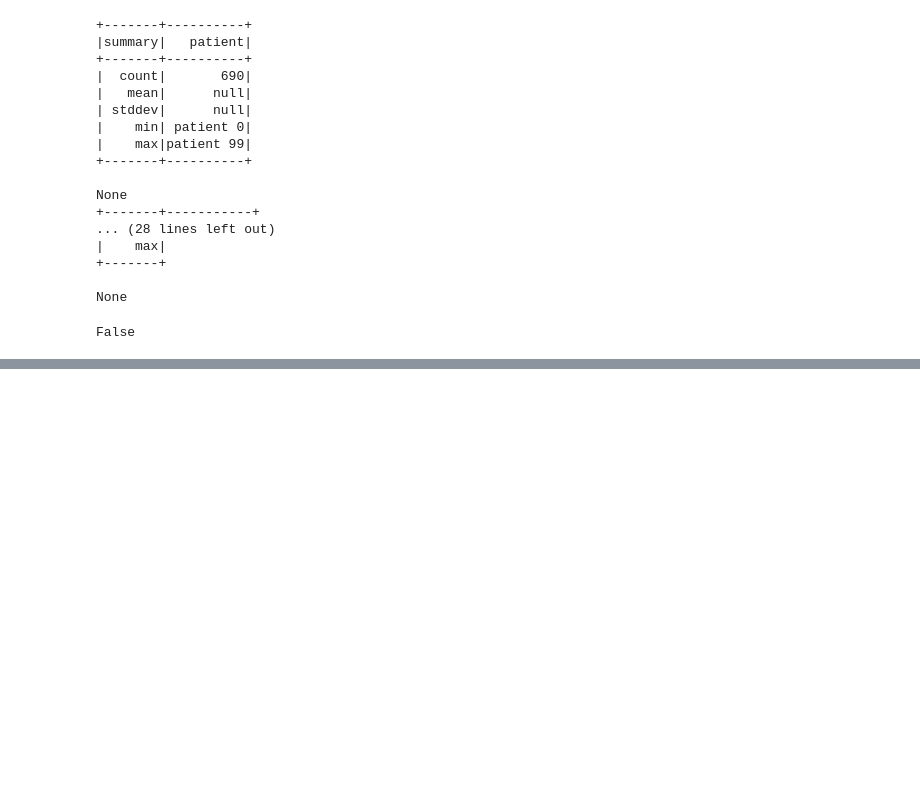
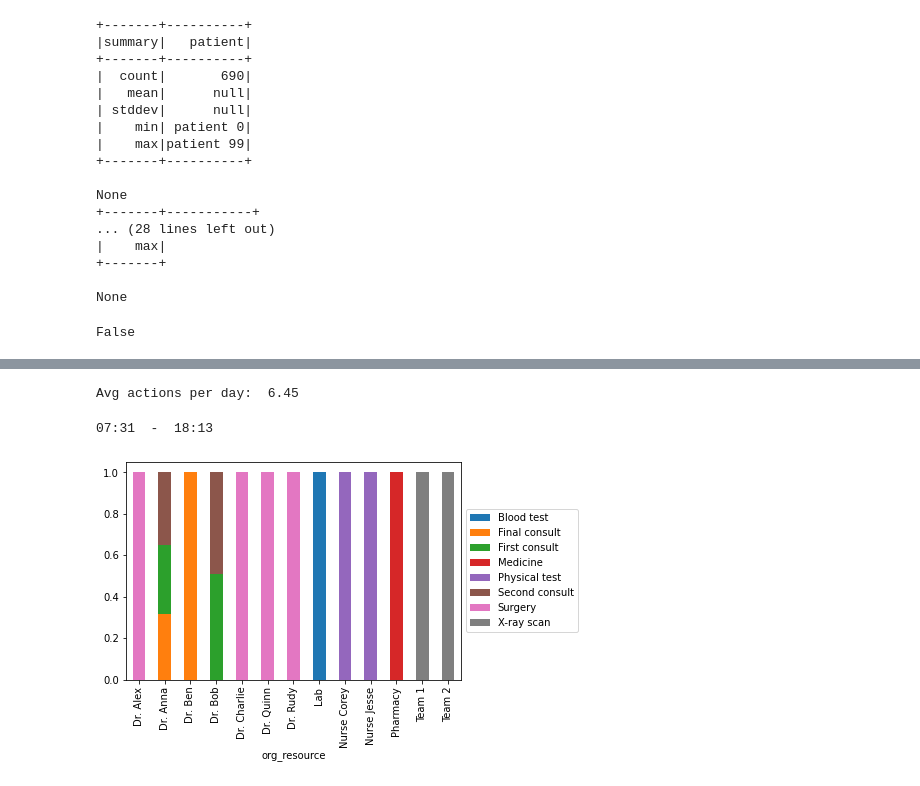
Before and after one commit to sibr1011/job_interview, a Jupyter notebook: eda_interview.ipynb, the cells around one changed output, grey strips where cells are left out. Cells and saved outputs as stored; diff of their text form; code cells hidden in the pictures; blank space fills up the shorter version.

```diff
--- a/eda_interview.ipynb
+++ b/eda_interview.ipynb
@@ -207,0 +328,25 @@ False
+# %%
+# avg amount of actions per day
+print('Avg actions per day: ', round(groupedByDateDF.Count.mean(), 2))
+# %% [output]
+Avg actions per day:  6.45
+# %%
+# what are the operating hours
+pandasDF['time'] = pandasDF['date_time'].dt.strftime('%H:%M')
+pandasDF.head()
+
+# the operating hours of the system
+print(min(pandasDF.time), " - ", max(pandasDF.time))
+# %% [output]
+07:31  -  18:13
+# %%
+# which resource does which action
+(pandasDF.groupby('org_resource')['action'].value_counts(normalize=True)
+   .unstack('action').plot.bar(stacked=True)
+)
+
+plt.legend(loc='center left', bbox_to_anchor=(1, 0.5))
+
+plt.show()
+# %% [output]
+[figure, added]
```
Also changed, not shown: parts of 44 cells of this notebook.
